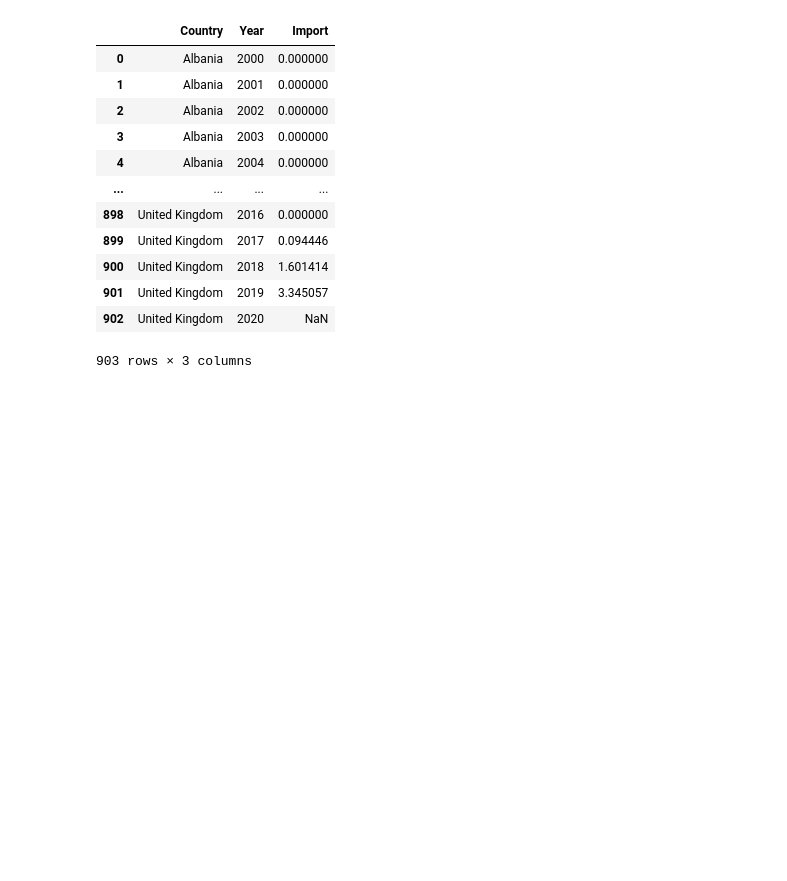
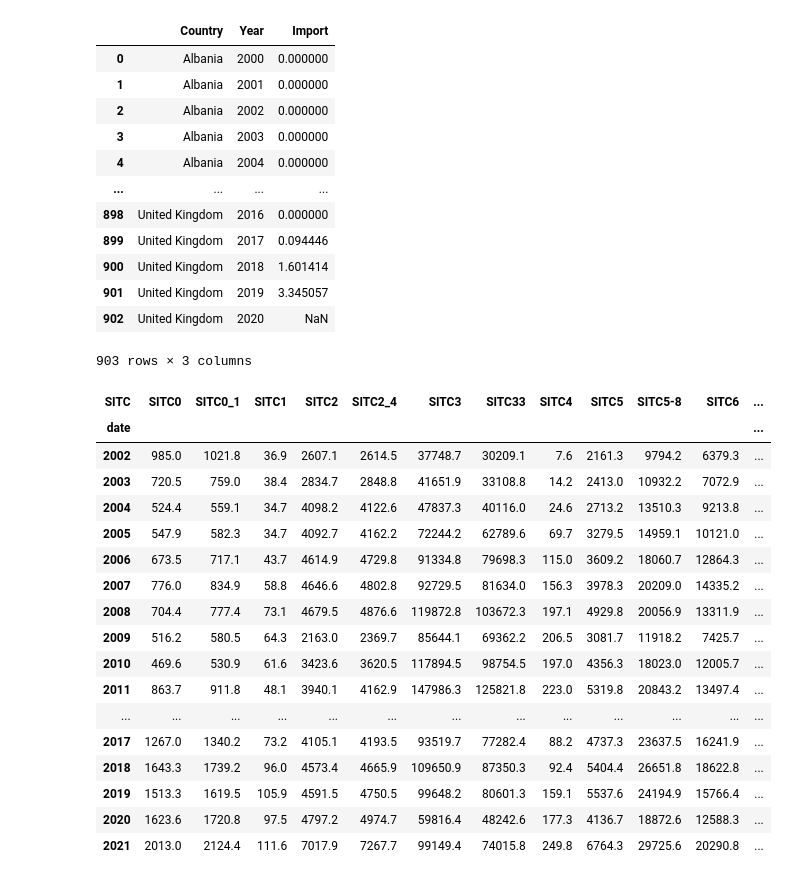
Before and after one commit to esvelaren/Information-Visualization-Project, a Jupyter notebook: dataframes.ipynb, the cells around one changed output. Drawn from its saved outputs; the diff is of its cells as text; code cells hidden in the pictures; blank space fills up the shorter version.

Commit message:
Added df_sitc.pickle

```diff
--- a/dataframes.ipynb
+++ b/dataframes.ipynb
@@ -272,3 +253,49 @@ df_nat_gas_depend_ru
 | 901 | United Kingdom | 2019 | 3.345057 |
 | 902 | United Kingdom | 2020 | NaN |
 903 rows × 3 columns
+# %%
+df_sitc = pd.read_csv('datasets/ext_st_eu27_2020sitc_tabular.tsv', sep="\t" , header = 0)
+df_sitc[['freq', 'stk_flow', 'indic_et', 'Partner', 'SITC', 'EU']] = df_sitc['freq,stk_flow,indic_et,partner,sitc06,geo\TIME_PERIOD'].str.split(',', expand=True)
+del df_sitc['freq,stk_flow,indic_et,partner,sitc06,geo\TIME_PERIOD']; del df_sitc["freq"]; del df_sitc["EU"];
+df_sitc = df_sitc.loc[df_sitc['Partner'] == 'RU']
+df_sitc = df_sitc.loc[df_sitc['indic_et'] == 'TRD_VAL']
+df_sitc = df_sitc.loc[df_sitc['stk_flow'] == 'IMP']
+del df_sitc["Partner"]; del df_sitc["indic_et"]; del df_sitc["stk_flow"];
+first_column = df_sitc.pop('SITC'); df_sitc.insert(0, 'SITC', first_column)
+df_sitc = df_sitc.set_index('SITC').T
+#df_sitc = df_sitc.T
+#df_sitc = df_sitc.rename(columns={df_sitc.columns[0]: 'date'})
+df_sitc = df_sitc.replace(': ', 0)
+df_sitc = df_sitc.replace(': n', 0)
+df_sitc = df_sitc.astype('float')
+#first_column = df_sitc.pop('Partner'); df_sitc.insert(0, 'Partner', first_column)
+df_sitc['date'] = df_sitc.index
+df_sitc['date'] = pd.to_datetime(df_sitc['date'])
+df_sitc = df_sitc.set_index('date')
+df_sitc = df_sitc.resample('Y').sum()
+df_sitc.index = pd.DatetimeIndex(df_sitc.index).year
+#df_sitc = df_sitc.resample('Y', on='date').sum()
+#df_sitc.groupby(pd.Grouper(freq='Y'))
+#df_sitc.groupby(df_sitc['date'].dt.strftime('%B'))['SITC0'].sum().sort_values()
+del df_sitc["TOTAL"]
+df_sitc = df_sitc.drop([2022])
+df_sitc
+# %% [output]
+| SITC | SITC0 | SITC0_1 | SITC1 | SITC2 | SITC2_4 | SITC3 | SITC33 | SITC4 | SITC5 | SITC5-8 | SITC6 | ... |
+| date |  |  |  |  |  |  |  |  |  |  |  | ... |
+| 2002 | 985.0 | 1021.8 | 36.9 | 2607.1 | 2614.5 | 37748.7 | 30209.1 | 7.6 | 2161.3 | 9794.2 | 6379.3 | ... |
+| 2003 | 720.5 | 759.0 | 38.4 | 2834.7 | 2848.8 | 41651.9 | 33108.8 | 14.2 | 2413.0 | 10932.2 | 7072.9 | ... |
+| 2004 | 524.4 | 559.1 | 34.7 | 4098.2 | 4122.6 | 47837.3 | 40116.0 | 24.6 | 2713.2 | 13510.3 | 9213.8 | ... |
+| 2005 | 547.9 | 582.3 | 34.7 | 4092.7 | 4162.2 | 72244.2 | 62789.6 | 69.7 | 3279.5 | 14959.1 | 10121.0 | ... |
+| 2006 | 673.5 | 717.1 | 43.7 | 4614.9 | 4729.8 | 91334.8 | 79698.3 | 115.0 | 3609.2 | 18060.7 | 12864.3 | ... |
+| 2007 | 776.0 | 834.9 | 58.8 | 4646.6 | 4802.8 | 92729.5 | 81634.0 | 156.3 | 3978.3 | 20209.0 | 14335.2 | ... |
+| 2008 | 704.4 | 777.4 | 73.1 | 4679.5 | 4876.6 | 119872.8 | 103672.3 | 197.1 | 4929.8 | 20056.9 | 13311.9 | ... |
+| 2009 | 516.2 | 580.5 | 64.3 | 2163.0 | 2369.7 | 85644.1 | 69362.2 | 206.5 | 3081.7 | 11918.2 | 7425.7 | ... |
+| 2010 | 469.6 | 530.9 | 61.6 | 3423.6 | 3620.5 | 117894.5 | 98754.5 | 197.0 | 4356.3 | 18023.0 | 12005.7 | ... |
+| 2011 | 863.7 | 911.8 | 48.1 | 3940.1 | 4162.9 | 147986.3 | 125821.8 | 223.0 | 5319.8 | 20843.2 | 13497.4 | ... |
+| ... | ... | ... | ... | ... | ... | ... | ... | ... | ... | ... | ... | ... |
+| 2017 | 1267.0 | 1340.2 | 73.2 | 4105.1 | 4193.5 | 93519.7 | 77282.4 | 88.2 | 4737.3 | 23637.5 | 16241.9 | ... |
+| 2018 | 1643.3 | 1739.2 | 96.0 | 4573.4 | 4665.9 | 109650.9 | 87350.3 | 92.4 | 5404.4 | 26651.8 | 18622.8 | ... |
+| 2019 | 1513.3 | 1619.5 | 105.9 | 4591.5 | 4750.5 | 99648.2 | 80601.3 | 159.1 | 5537.6 | 24194.9 | 15766.4 | ... |
+| 2020 | 1623.6 | 1720.8 | 97.5 | 4797.2 | 4974.7 | 59816.4 | 48242.6 | 177.3 | 4136.7 | 18872.6 | 12588.3 | ... |
+| 2021 | 2013.0 | 2124.4 | 111.6 | 7017.9 | 7267.7 | 99149.4 | 74015.8 | 249.8 | 6764.3 | 29725.6 | 20290.8 | ... |
```
Also changed, not shown: parts of 8 cells of this notebook, 3 other files.
